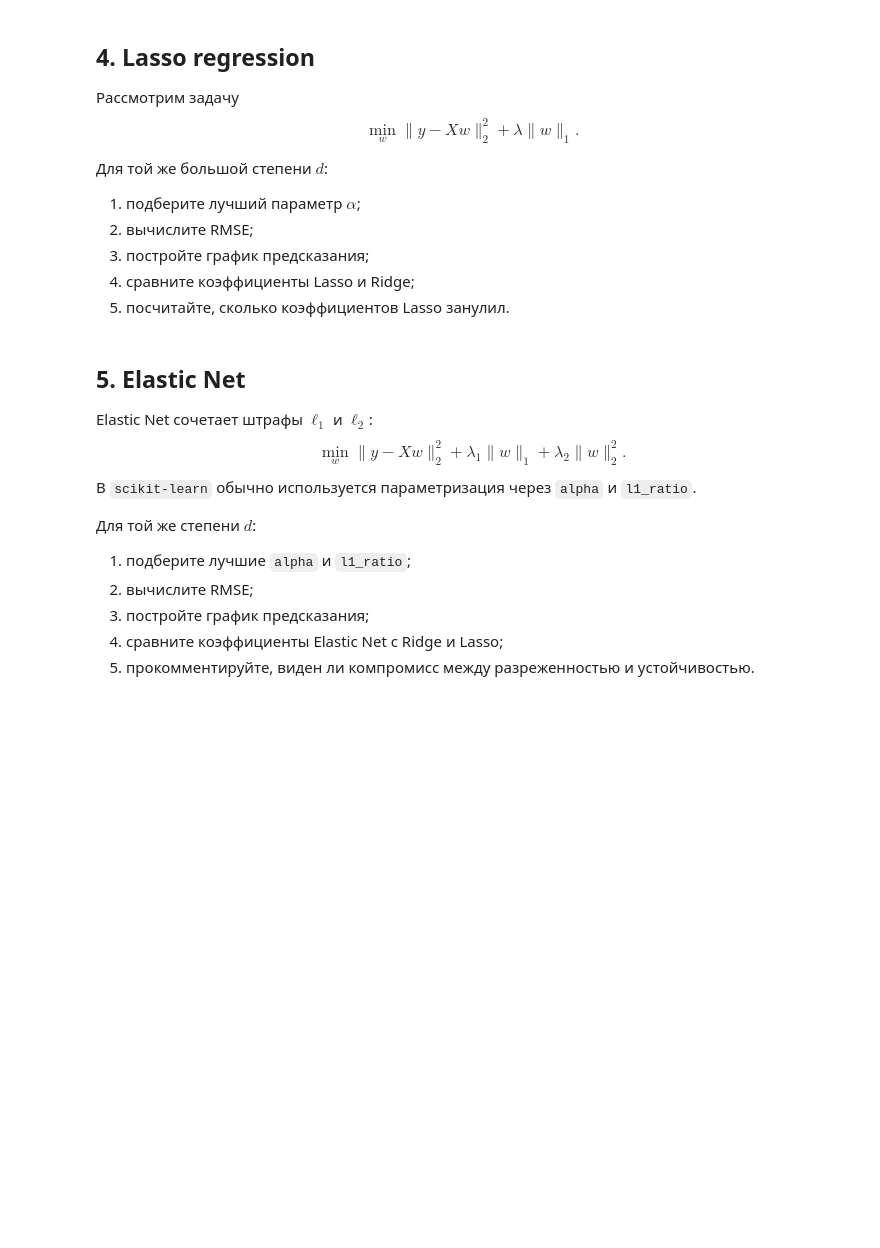
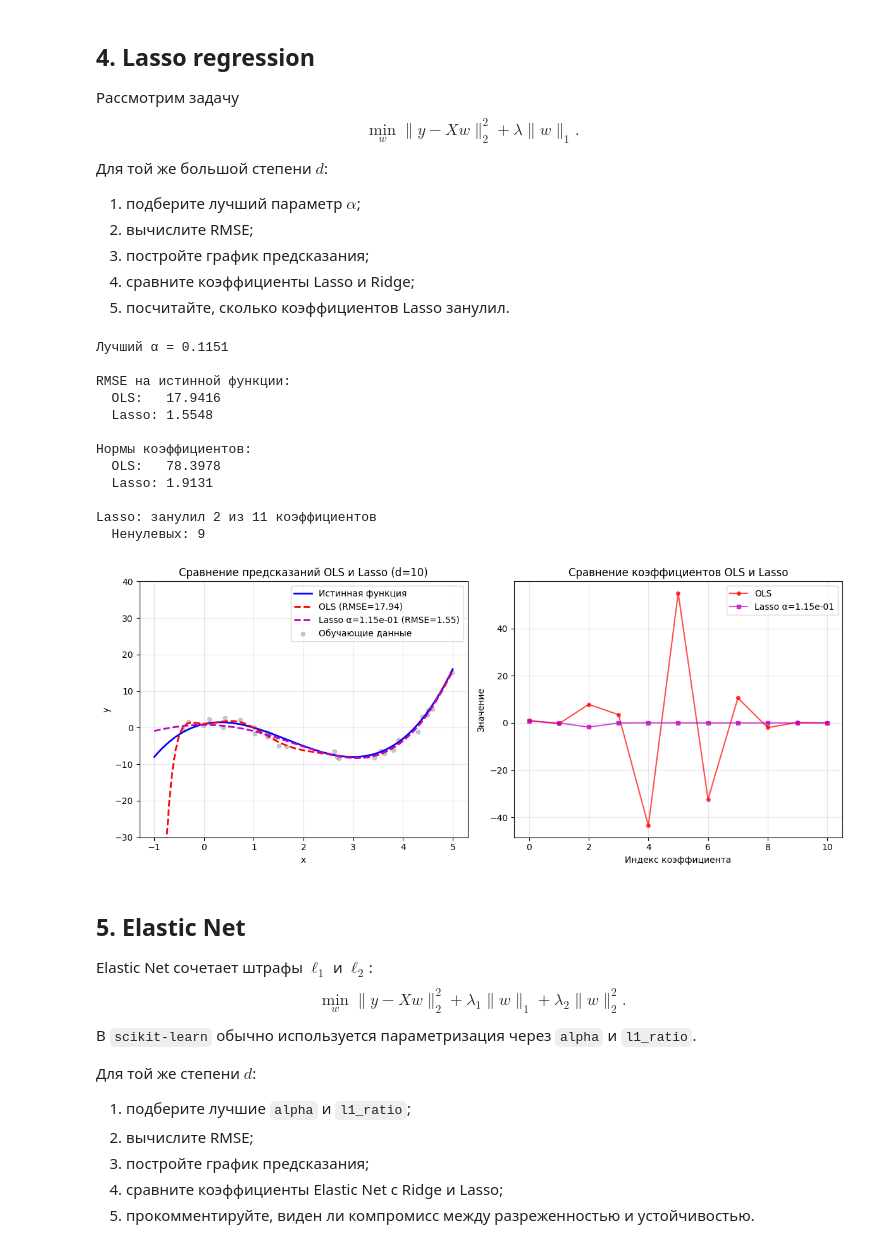
Before and after one commit to DmytryPan/ml-math-base-course, a Jupyter notebook: lab-04/Lab_code_4.ipynb, the cells around one changed output. Drawn from its saved outputs; the diff is of its cells as text; code cells hidden in the pictures; blank space fills up the shorter version.

```diff
--- a/lab-04/Lab_code_4.ipynb
+++ b/lab-04/Lab_code_4.ipynb
@@ -352,6 +464,84 @@ $$
 3. постройте график предсказания;
 4. сравните коэффициенты Lasso и Ridge;
 5. посчитайте, сколько коэффициентов Lasso занулил.
+# %%
+from sklearn.linear_model import Lasso
+from sklearn.metrics import root_mean_squared_error
+# 1. OLS
+lr = LinearRegression(fit_intercept=False)
+lr.fit(X_10, y)
+y_grid_ols = lr.predict(X_grid_10)
+w_ols = lr.coef_
+
+# 2. Lasso с подбором параметра
+lasso = Lasso(fit_intercept=False, max_iter=10000)
+alphas = np.logspace(-4, 2, 50)
+grid_search = GridSearchCV(lasso, {'alpha': alphas}, cv=5, scoring='neg_mean_squared_error')
+grid_search.fit(X_10, y)
+
+best_alpha = grid_search.best_params_['alpha']
+best_lasso = grid_search.best_estimator_
+y_grid_lasso = best_lasso.predict(X_grid_10)
+w_lasso = best_lasso.coef_
+
+# 3. Метрики
+rmse_ols = root_mean_squared_error(y_grid, y_grid_ols)
+rmse_lasso = root_mean_squared_error(y_grid, y_grid_lasso)
+
+# 4. Сколько коэффициентов занулил Lasso
+n_zero = np.sum(np.abs(w_lasso) < 1e-6)
+n_nonzero = len(w_lasso) - n_zero
+
+print(f"Лучший α = {best_alpha:.4f}")
+print(f"\nRMSE на истинной функции:")
+print(f"  OLS:   {rmse_ols:.4f}")
+print(f"  Lasso: {rmse_lasso:.4f}")
+print(f"\nНормы коэффициентов:")
+print(f"  OLS:   {np.linalg.norm(w_ols):.4f}")
+print(f"  Lasso: {np.linalg.norm(w_lasso):.4f}")
+print(f"\nLasso: занулил {n_zero} из {len(w_lasso)} коэффициентов")
+print(f"  Ненулевых: {n_nonzero}")
+
+# 5. График предсказаний
+plt.figure(figsize=(12, 5))
+
+plt.subplot(1, 2, 1)
+plt.plot(X_grid, y_grid, 'b-', linewidth=2, label='Истинная функция')
+plt.plot(X_grid, y_grid_ols, 'r--', linewidth=2, label=f'OLS (RMSE={rmse_ols:.2f})')
+plt.plot(X_grid, y_grid_lasso, 'm--', linewidth=2, label=f'Lasso α={best_alpha:.2e} (RMSE={rmse_lasso:.2f})')
+plt.scatter(X, y, alpha=0.4, s=20, c='gray', label='Обучающие данные')
+plt.xlabel('x')
+plt.ylabel('y')
+plt.title('Сравнение предсказаний OLS и Lasso (d=10)')
+plt.legend()
+plt.grid(True, alpha=0.3)
+plt.ylim(-30, 40)
+
+plt.subplot(1, 2, 2)
+plt.plot(range(len(w_ols)), w_ols, 'ro-', markersize=4, label='OLS', alpha=0.7)
+plt.plot(range(len(w_lasso)), w_lasso, 'ms-', markersize=4, label=f'Lasso α={best_alpha:.2e}', alpha=0.7)
+plt.xlabel('Индекс коэффициента')
+plt.ylabel('Значение')
+plt.title('Сравнение коэффициентов OLS и Lasso')
+plt.legend()
+plt.grid(True, alpha=0.3)
+
+plt.tight_layout()
+plt.show()
+# %% [output]
+Лучший α = 0.1151
+
+RMSE на истинной функции:
+  OLS:   17.9416
+  Lasso: 1.5548
+
+Нормы коэффициентов:
+  OLS:   78.3978
+  Lasso: 1.9131
+
+Lasso: занулил 2 из 11 коэффициентов
+  Ненулевых: 9
+[figure, added]
 # %% [markdown]
 ## 5. Elastic Net
 
```
Also changed, not shown: parts of 9 cells of this notebook.
